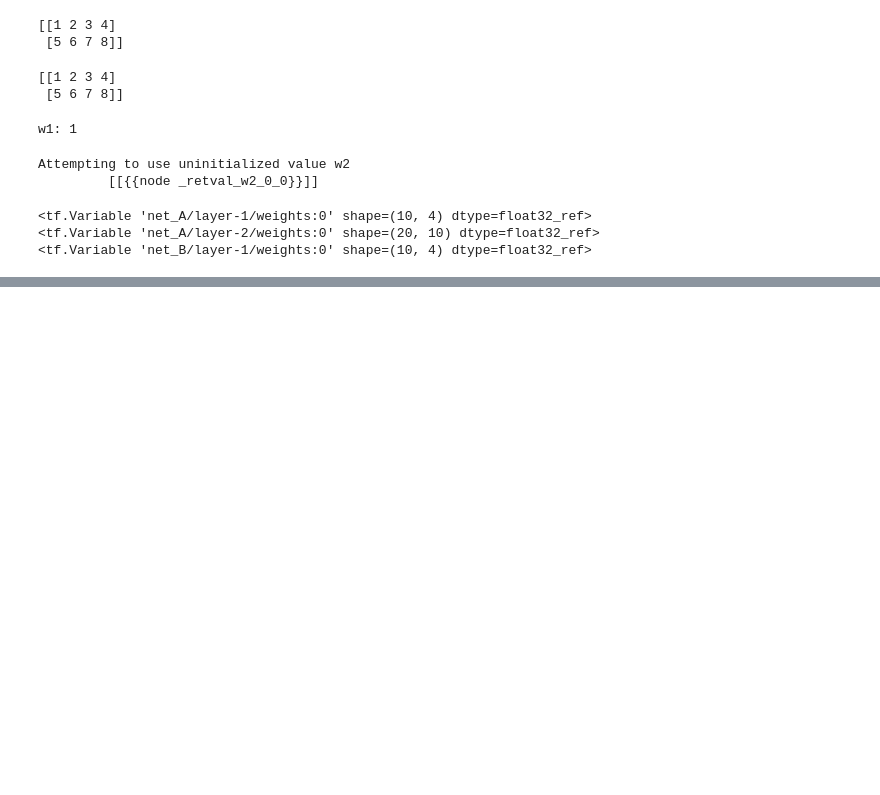
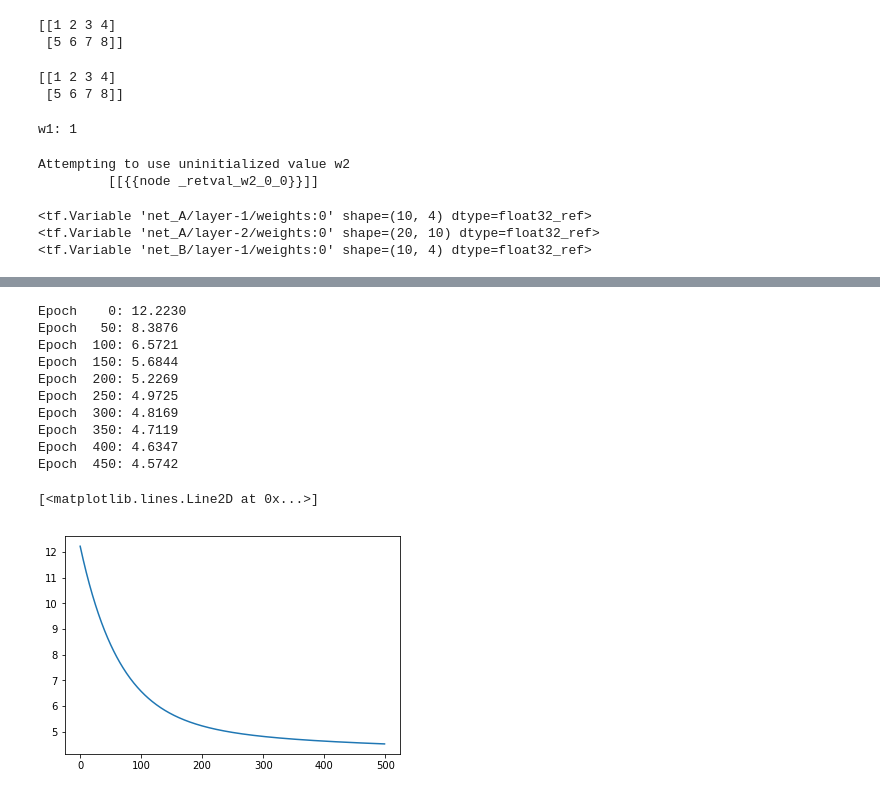
Before and after one commit to shlvd/Tensorflow, a Jupyter notebook: tf_essential.ipynb, the cells around one changed output, grey strips where cells are left out. Saved outputs shown, nothing was run; the diff lists cells and outputs as text; code cells hidden in the pictures; blank space fills up the shorter version.

```diff
--- a/tf_essential.ipynb
+++ b/tf_essential.ipynb
@@ -232,0 +396,37 @@ with g.as_default():
+# %%
+## train/test splits:
+x_train, y_train = x[:100], y[:100]
+x_test, y_test = x[100:], y[100:]
+
+
+## training the model
+n_epochs = 500
+training_costs = []
+with tf.Session(graph=g) as sess:
+    ## first, run the variables initializer
+    sess.run(tf.global_variables_initializer())
+
+    ## train the model for n_epochs
+    for e in range(n_epochs):
+        c, _ = sess.run([cost, train_op],
+                        feed_dict={tf_x: x_train,
+                                   tf_y: y_train})
+        training_costs.append(c)
+        if not e % 50:
+            print('Epoch %4d: %.4f' % (e, c))
+
+
+plt.plot(training_costs)
+# %% [output]
+Epoch    0: 12.2230
+Epoch   50: 8.3876
+Epoch  100: 6.5721
+Epoch  150: 5.6844
+Epoch  200: 5.2269
+Epoch  250: 4.9725
+Epoch  300: 4.8169
+Epoch  350: 4.7119
+Epoch  400: 4.6347
+Epoch  450: 4.5742
+[<matplotlib.lines.Line2D at 0x...>]
+[figure, added]
```
Also changed, not shown: parts of 19 cells of this notebook.
